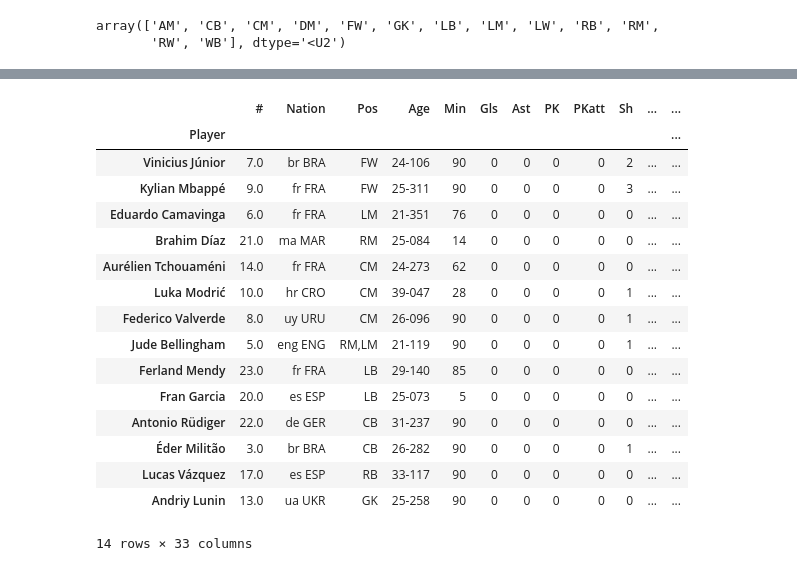
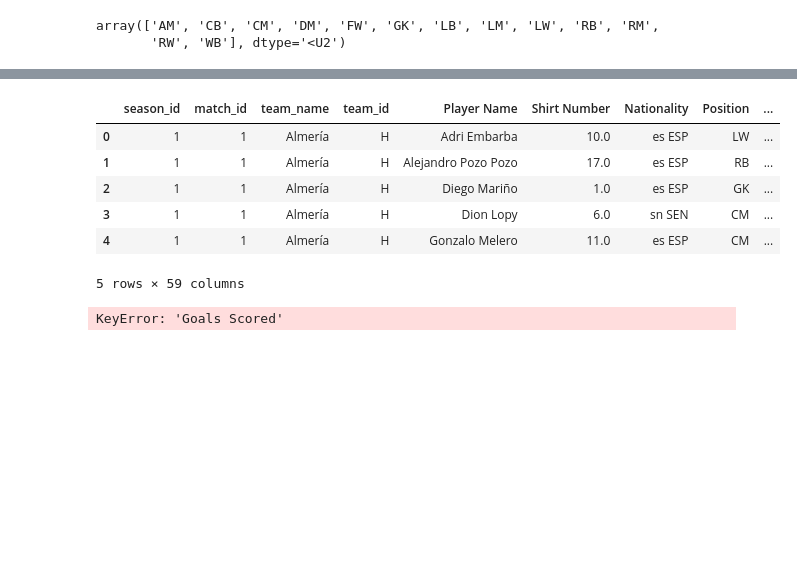
Before and after one commit to marcfolchp/thunder, a Jupyter notebook: YELO/formula-step1.ipynb, the cells around one changed output, grey strips where cells are left out. Saved outputs shown, nothing was run; the diff lists cells and outputs as text; code cells hidden in the pictures; blank space fills up the shorter version.

```diff
--- a/YELO/formula-step1.ipynb
+++ b/YELO/formula-step1.ipynb
@@ -198,7 +132,7 @@ unique_positions
 array(['AM', 'CB', 'CM', 'DM', 'FW', 'GK', 'LB', 'LM', 'LW', 'RB', 'RM',
        'RW', 'WB'], dtype='<U2')
 # %%
-attack = ['FW', 'LW', 'RW']
-midfield = ['AM', 'CM', 'DM', 'LM', 'RM']
-defense = ['CB', 'LB', 'RB', 'WB']
-goalkeeper = ['GK']
+off_pos = ['FW', 'LW', 'RW']
+mid_pos = ['AM', 'CM', 'DM', 'LM', 'RM']
+def_pos = ['CB', 'LB', 'RB', 'WB']
+gk_pos = ['GK']
@@ -226,12 +141,12 @@ rm = rm[:-1]
 # %%
 def define_group(position):
-    if position in posiciones_ataque:
-        return "ataque"
-    if position in posiciones_medio:
-        return "medio"
-    if position in posiciones_defensa:
-        return "defensa"
+    if position in off_pos:
+        return "off"
+    if position in mid_pos:
+        return "mid"
+    if position in def_pos:
+        return "def"
 # %%
-for player, stat in rm.iterrows():
-    group = define_group(rm.loc[player,"Pos"])
-    rm.loc[player, "Group"] = group
+for player, stat in laliga.iterrows():
+    group = define_group(laliga.loc[player,"Position"])
+    laliga.loc[player, "Group"] = group
@@ -331,20 +153,10 @@ lista de puntuaciones para cada estadística: []
-# %%
-rm
-# %% [output]
-|  | # | Nation | Pos | Age | Min | Gls | Ast | PK | PKatt | Sh | ... | ... |
-| Player |  |  |  |  |  |  |  |  |  |  |  | ... |
-| Vinicius Júnior | 7.0 | br BRA | FW | 24-106 | 90 | 0 | 0 | 0 | 0 | 2 | ... | ... |
-| Kylian Mbappé | 9.0 | fr FRA | FW | 25-311 | 90 | 0 | 0 | 0 | 0 | 3 | ... | ... |
-| Eduardo Camavinga | 6.0 | fr FRA | LM | 21-351 | 76 | 0 | 0 | 0 | 0 | 0 | ... | ... |
-| Brahim Díaz | 21.0 | ma MAR | RM | 25-084 | 14 | 0 | 0 | 0 | 0 | 0 | ... | ... |
-| Aurélien Tchouaméni | 14.0 | fr FRA | CM | 24-273 | 62 | 0 | 0 | 0 | 0 | 0 | ... | ... |
-| Luka Modrić | 10.0 | hr CRO | CM | 39-047 | 28 | 0 | 0 | 0 | 0 | 1 | ... | ... |
-| Federico Valverde | 8.0 | uy URU | CM | 26-096 | 90 | 0 | 0 | 0 | 0 | 1 | ... | ... |
-| Jude Bellingham | 5.0 | eng ENG | RM,LM | 21-119 | 90 | 0 | 0 | 0 | 0 | 1 | ... | ... |
-| Ferland Mendy | 23.0 | fr FRA | LB | 29-140 | 85 | 0 | 0 | 0 | 0 | 0 | ... | ... |
-| Fran Garcia | 20.0 | es ESP | LB | 25-073 | 5 | 0 | 0 | 0 | 0 | 0 | ... | ... |
-| Antonio Rüdiger | 22.0 | de GER | CB | 31-237 | 90 | 0 | 0 | 0 | 0 | 0 | ... | ... |
-| Éder Militão | 3.0 | br BRA | CB | 26-282 | 90 | 0 | 0 | 0 | 0 | 1 | ... | ... |
-| Lucas Vázquez | 17.0 | es ESP | RB | 33-117 | 90 | 0 | 0 | 0 | 0 | 0 | ... | ... |
-| Andriy Lunin | 13.0 | ua UKR | GK | 25-258 | 90 | 0 | 0 | 0 | 0 | 0 | ... | ... |
-14 rows × 33 columns
+# %%
+laliga.head(5)
+# %% [output]
+|  | season_id | match_id | team_name | team_id | Player Name | Shirt Number | Nationality | Position | ... |
+| 0 | 1 | 1 | Almería | H | Adri Embarba | 10.0 | es ESP | LW | ... |
+| 1 | 1 | 1 | Almería | H | Alejandro Pozo Pozo | 17.0 | es ESP | RB | ... |
+| 2 | 1 | 1 | Almería | H | Diego Mariño | 1.0 | es ESP | GK | ... |
+| 3 | 1 | 1 | Almería | H | Dion Lopy | 6.0 | sn SEN | CM | ... |
+| 4 | 1 | 1 | Almería | H | Gonzalo Melero | 11.0 | es ESP | CM | ... |
+5 rows × 59 columns
@@ -350,0 +177,13 @@ rm
+# %%
+def compute_score(row):
+    score = 0
+    for col in new.columns:
+        if col == "Group":
+            continue
+        group = row["Group"]
+        score += (row[col] / medias[col][group]) * w[col][group]
+    return score
+
+new["Score"] = new.apply(compute_score, axis=1)
+# %% [output]
+KeyError: 'Goals Scored'
```
Also changed, not shown: parts of 13 cells of this notebook.
